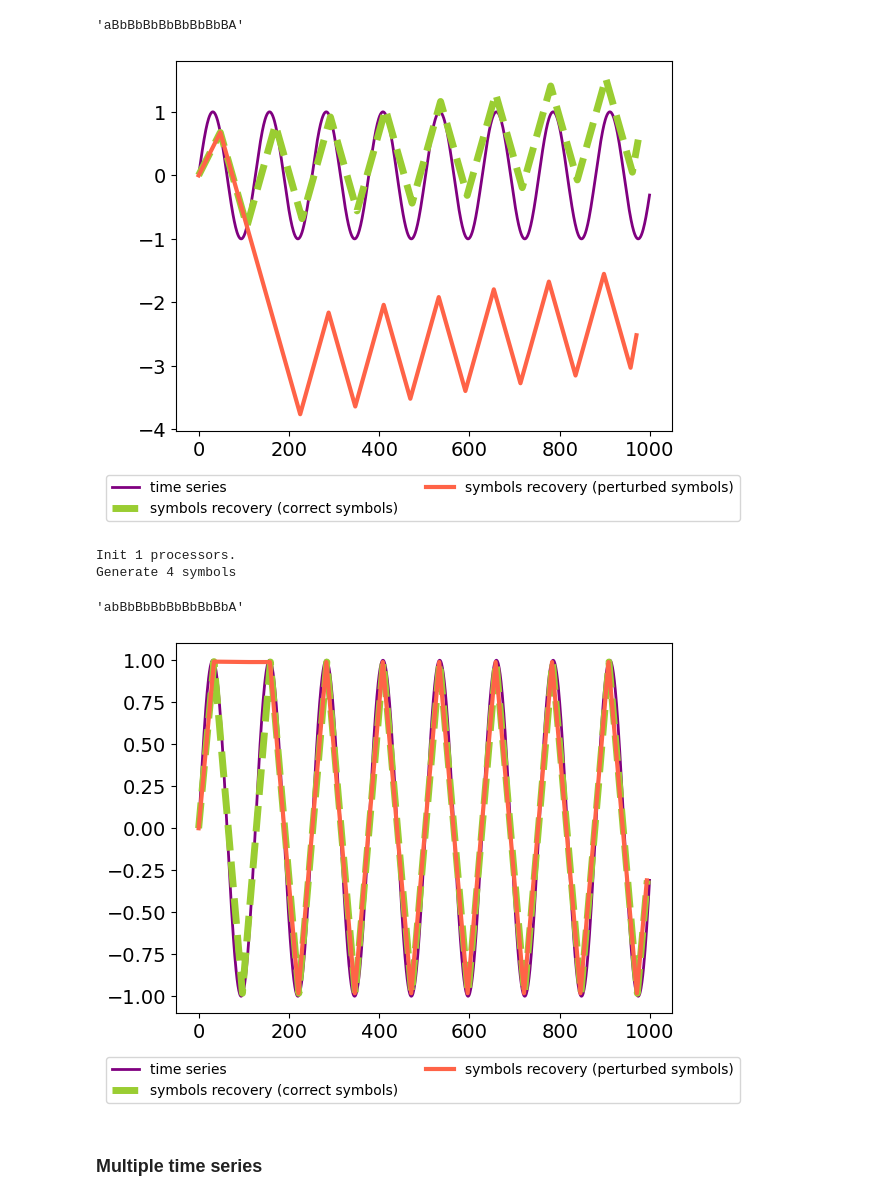
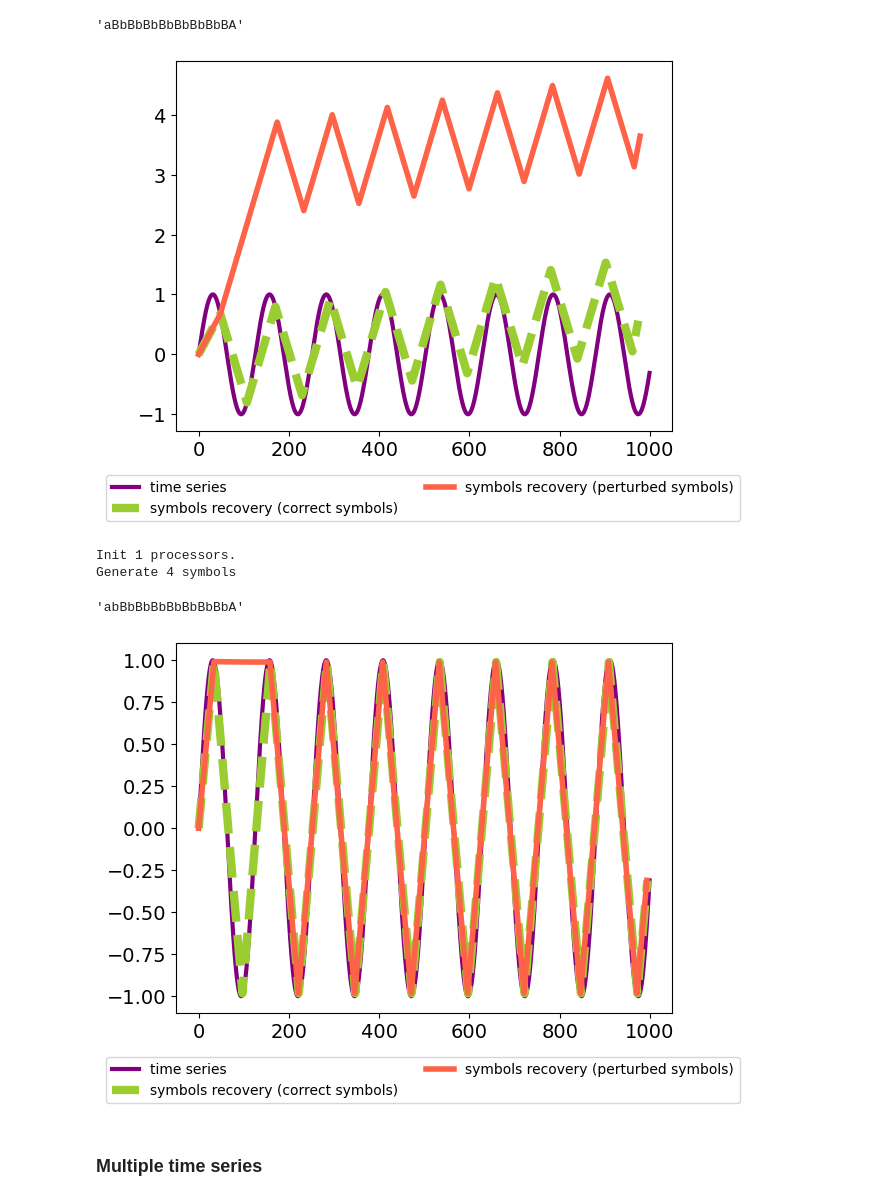
Before and after one commit to inEXASCALE/llm-abba, a Jupyter notebook: test.ipynb, the cells around one changed output. Saved outputs shown, nothing was run; the diff lists cells and outputs as text; code cells hidden in the pictures.

```diff
--- a/test.ipynb
+++ b/test.ipynb
@@ -32,18 +32,18 @@ Generate 4 symbols
 'aBbBbBbBbBbBbBbBA'
 # %%
 inv_ts1 = ab.inverse_transform(string)
-string[0][2] = 'B'
+string[0][1] = 'b'
 inv_ts2 = ab.inverse_transform(string)
 # %%
-plt.plot(ts, label='time series', c='purple', linewidth=2)
-plt.plot(inv_ts1, label='symbols recovery (correct symbols)', c='yellowgreen', linewidth=5, linestyle='--')
-plt.plot(inv_ts2, label='symbols recovery (perturbed symbols)', c='tomato', linewidth=3, linestyle='-')
+plt.plot(ts, label='time series', c='purple', linewidth=3)
+plt.plot(inv_ts1, label='symbols recovery (correct symbols)', c='yellowgreen', linewidth=6, linestyle='--')
+plt.plot(inv_ts2, label='symbols recovery (perturbed symbols)', c='tomato', linewidth=4, linestyle='-')
 plt.legend(bbox_to_anchor=(1.15, -0.1), ncols=2)
 plt.tick_params(axis='both', which='both', labelsize=14)
 plt.savefig('save/ex1.pdf', bbox_inches='tight')
 plt.show()
 # %% [output]
-[figure, old version]
+[figure, new version]
 # %%
 xab = XABBA(tol=0.2, alpha=0.5, verbose=1)
 string = xab.fit_transform(ts, n_jobs=1)
@@ -57,15 +57,15 @@ inv_ts1 = xab.inverse_transform(string)
 string[0][1] = 'B'
 inv_ts2 = xab.inverse_transform(string)
 # %%
-plt.plot(ts, label='time series', c='purple', linewidth=2)
-plt.plot(inv_ts1, label='symbols recovery (correct symbols)', c='yellowgreen', linewidth=5, linestyle='--')
-plt.plot(inv_ts2, label='symbols recovery (perturbed symbols)', c='tomato', linewidth=3, linestyle='-')
+plt.plot(ts, label='time series', c='purple', linewidth=3)
+plt.plot(inv_ts1, label='symbols recovery (correct symbols)', c='yellowgreen', linewidth=6, linestyle='--')
+plt.plot(inv_ts2, label='symbols recovery (perturbed symbols)', c='tomato', linewidth=4, linestyle='-')
 plt.legend(bbox_to_anchor=(1.15, -0.1), ncols=2)
 plt.tick_params(axis='both', which='both', labelsize=14)
 plt.savefig('save/ex2.pdf', bbox_inches='tight')
 plt.show()
 # %% [output]
-[figure, old version]
+[figure, new version]
 # %% [markdown]
 ### Multiple time series
 # %%
```
Also changed, not shown: 2 other files.
